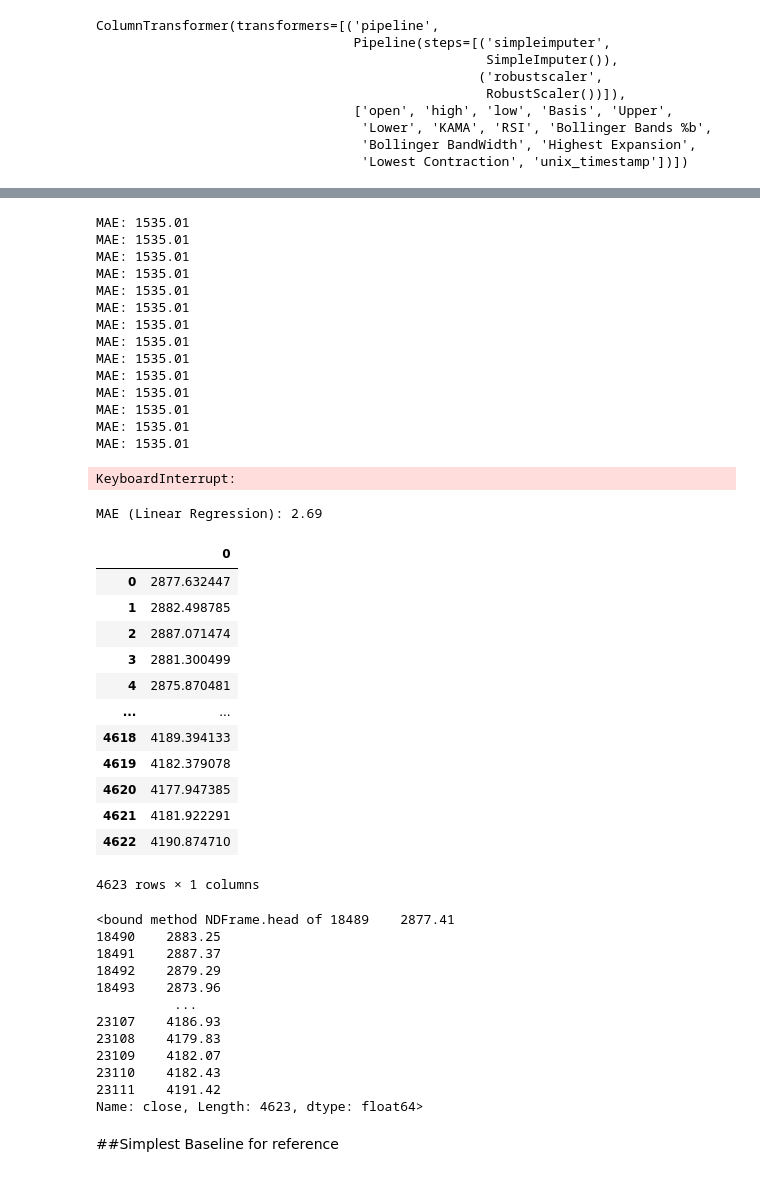
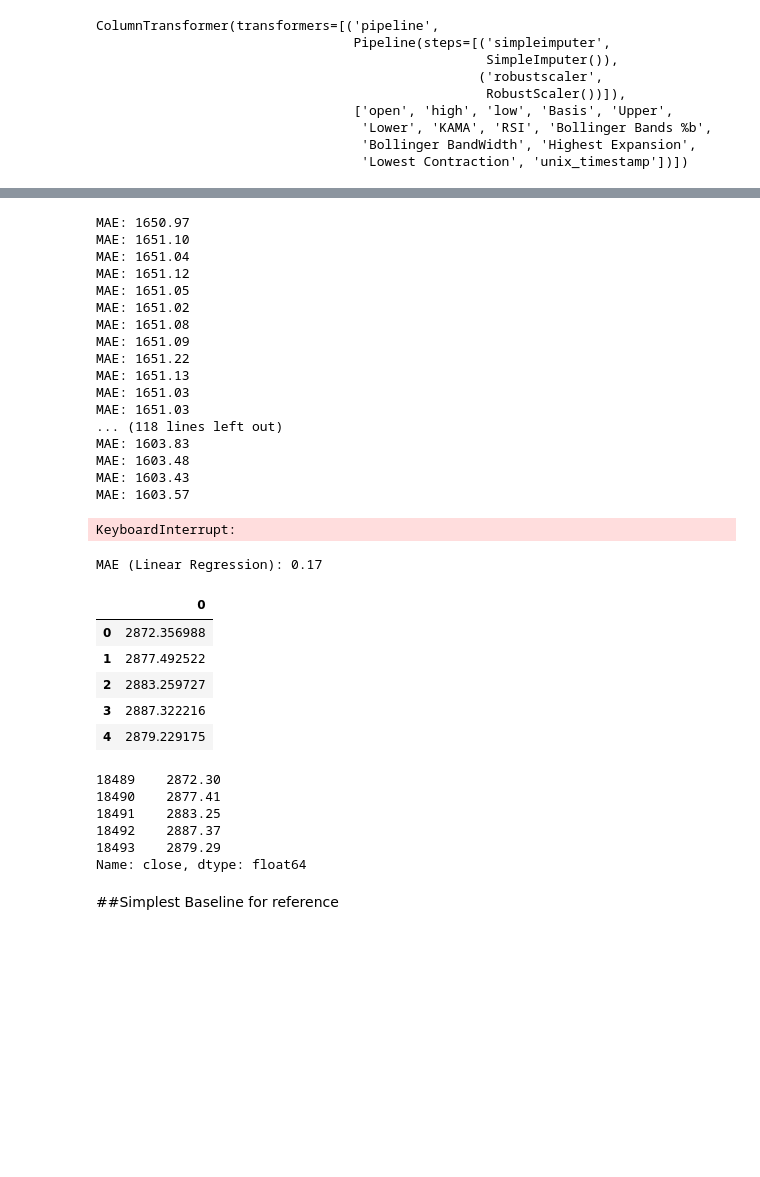
Before and after one commit to loic06/Forecasting-Gold-Price, a Jupyter notebook: notebooks/note-rafa.ipynb, the cells around one changed output, grey strips where cells are left out. Saved outputs shown, nothing was run; the diff lists cells and outputs as text; code cells hidden in the pictures; blank space fills up the shorter version.

```diff
--- a/notebooks/note-rafa.ipynb
+++ b/notebooks/note-rafa.ipynb
@@ -49,7 +49,8 @@ data['close'].plot()
 X = data.drop(columns=['close','Up Trend','Down Trend','Unnamed: 16'])
 X['time'] = pd.to_datetime(X['time'])
 X['unix_timestamp'] = X['time'].apply(lambda x: x.timestamp())
-y = data['close']
+X = X[1:]
+y = data['close'].shift(1).dropna()
 
 X.shape, y.shape
 # %% [output]
@@ -181,24 +182,27 @@ for i in range(len(X_train_preproc) - 528):  # Use a 30-days rolling window
     X_window = X_train_preproc[i:i+528]
     y_window = y_train[i:i+528]
     model_xgb2.fit(X_window, y_window)
-    y_pred = model_xgb.predict(X_eval_preproc)
+    y_pred = model_xgb2.predict(X_eval_preproc)
     mae = mean_absolute_error(y_eval, y_pred)
     print(f"MAE: {mae:.2f}")
 # %% [output]
-MAE: 1535.01
-MAE: 1535.01
-MAE: 1535.01
-MAE: 1535.01
-MAE: 1535.01
-MAE: 1535.01
-MAE: 1535.01
-MAE: 1535.01
-MAE: 1535.01
-MAE: 1535.01
-MAE: 1535.01
-MAE: 1535.01
-MAE: 1535.01
-MAE: 1535.01
+MAE: 1650.97
+MAE: 1651.10
+MAE: 1651.04
+MAE: 1651.12
+MAE: 1651.05
+MAE: 1651.02
+MAE: 1651.08
+MAE: 1651.09
+MAE: 1651.22
+MAE: 1651.13
+MAE: 1651.03
+MAE: 1651.03
+... (118 lines left out)
+MAE: 1603.83
+MAE: 1603.48
+MAE: 1603.43
+MAE: 1603.57
 KeyboardInterrupt:
 # %%
 # Create a linear regression model
@@ -214,38 +218,25 @@ y_pred_lr = model_lr.predict(X_eval_preproc)
 mae_lr = mean_absolute_error(y_eval, y_pred_lr)
 print(f"MAE (Linear Regression): {mae_lr:.2f}")
 # %% [output]
-MAE (Linear Regression): 2.69
+MAE (Linear Regression): 0.17
 # %%
-pd.DataFrame(y_pred_lr)
+pd.DataFrame(y_pred_lr).head()
 # %% [output]
 |  | 0 |
-| 0 | 2877.632447 |
-| 1 | 2882.498785 |
-| 2 | 2887.071474 |
-| 3 | 2881.300499 |
-| 4 | 2875.870481 |
-| ... | ... |
-| 4618 | 4189.394133 |
-| 4619 | 4182.379078 |
-| 4620 | 4177.947385 |
-| 4621 | 4181.922291 |
-| 4622 | 4190.874710 |
+| 0 | 2872.356988 |
+| 1 | 2877.492522 |
+| 2 | 2883.259727 |
+| 3 | 2887.322216 |
+| 4 | 2879.229175 |
-4623 rows × 1 columns
 # %%
-y_eval.head
+y_eval.head()
 # %% [output]
-<bound method NDFrame.head of 18489    2877.41
-18490    2883.25
-18491    2887.37
-18492    2879.29
-18493    2873.96
-          ...
-23107    4186.93
-23108    4179.83
-23109    4182.07
-23110    4182.43
-23111    4191.42
-Name: close, Length: 4623, dtype: float64>
+18489    2872.30
+18490    2877.41
+18491    2883.25
+18492    2887.37
+18493    2879.29
+Name: close, dtype: float64
 # %% [markdown]
 ##Simplest Baseline for reference
 # %%
```
Also changed, not shown: parts of 13 cells of this notebook, 1 other file.
